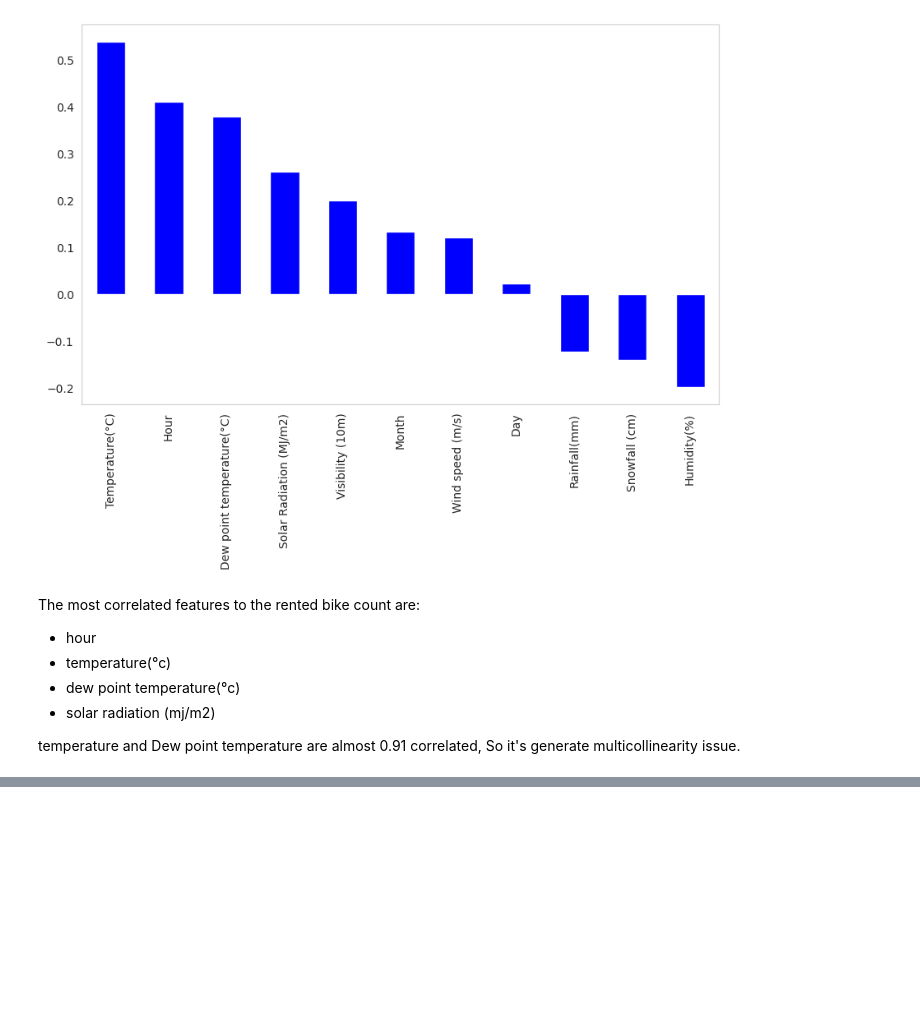
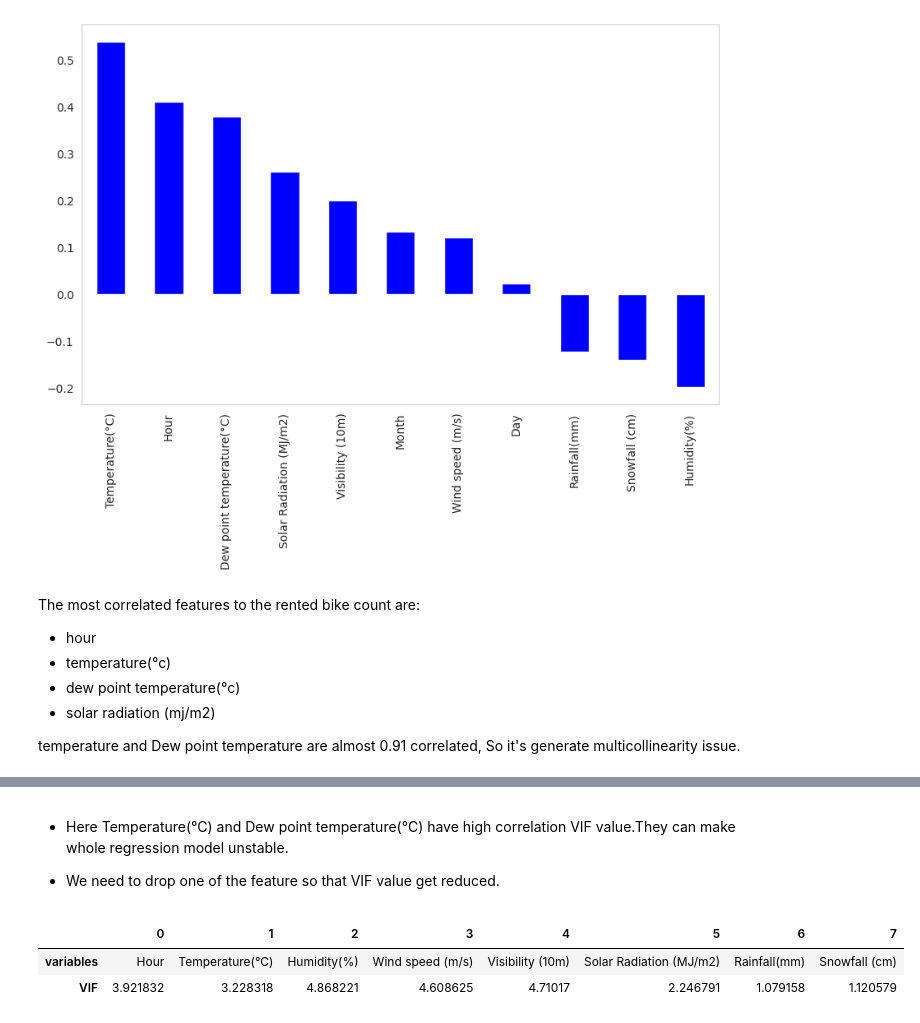
Before and after one commit to ady909/Capstone-Project-Bike-Sharing-Demand-Prediction-, a Jupyter notebook: Capstone_Project_Bike_Sharing_Demand_Prediction_.ipynb, the cells around one changed output, grey strips where cells are left out. Cells and saved outputs as stored; diff of their text form; code cells hidden in the pictures; blank space fills up the shorter version.

Commit message:
TIll linear Regression

```diff
--- a/Capstone_Project_Bike_Sharing_Demand_Prediction_.ipynb
+++ b/Capstone_Project_Bike_Sharing_Demand_Prediction_.ipynb
@@ -475,0 +498,11 @@ temperature and Dew point temperature are almost 0.91 correlated, So it's genera
+# %% [markdown]
+* Here Temperature(°C) and 	Dew point temperature(°C) have high correlation VIF value.They can make whole regression model unstable.
+
+* We need to drop one of the feature so that VIF value get reduced.
+# %%
+#calling function VIF where Dew point temperature(°C)' , 'Day' , 'Month'are not included
+calculate_vif(bike_df[[col for col in numerical_variables if col not in ['Dew point temperature(°C)' , 'Day' , 'Month']]]).T
+# %% [output]
+|  | 0 | 1 | 2 | 3 | 4 | 5 | 6 | 7 |
+| variables | Hour | Temperature(°C) | Humidity(%) | Wind speed (m/s) | Visibility (10m) | Solar Radiation (MJ/m2) | Rainfall(mm) | Snowfall (cm) |
+| VIF | 3.921832 | 3.228318 | 4.868221 | 4.608625 | 4.71017 | 2.246791 | 1.079158 | 1.120579 |
```
Also changed, not shown: parts of 30 cells of this notebook.
